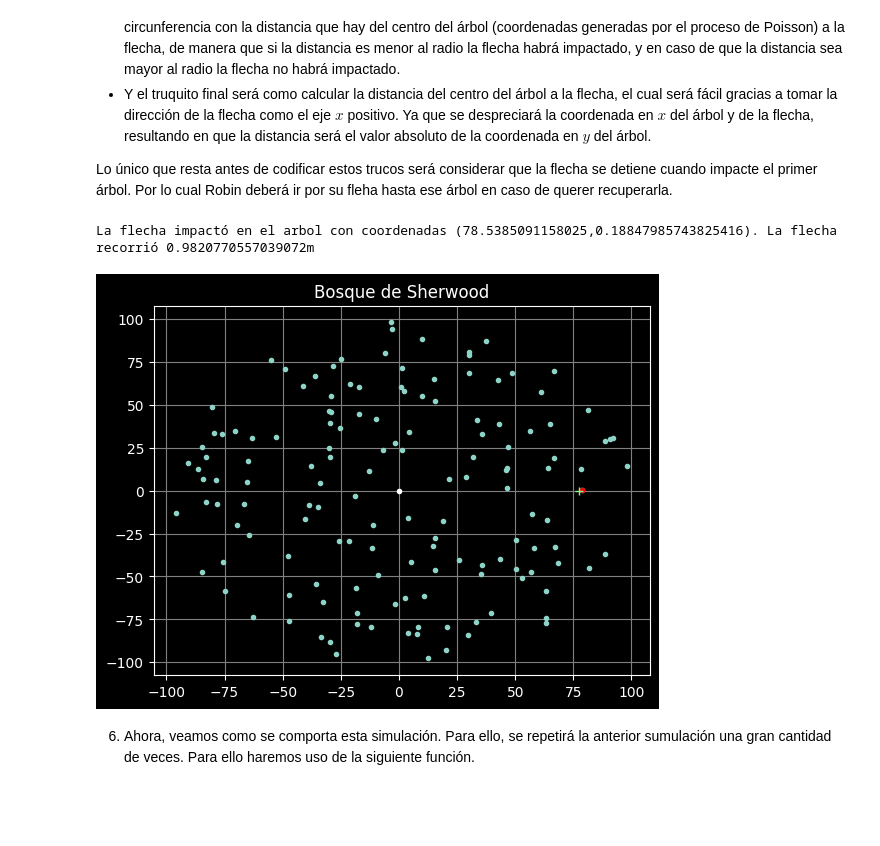
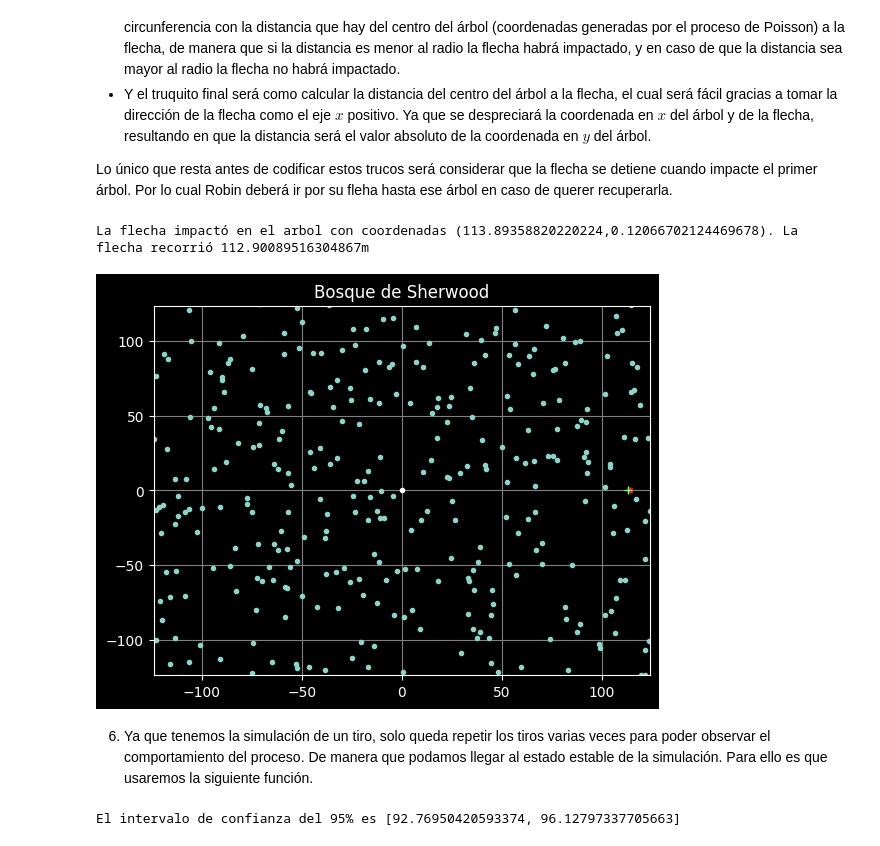
Before and after one commit to Vixuz144/Simu2, a Jupyter notebook: Robin_Hood.ipynb, the cells around one changed output. Cells and saved outputs as stored; diff of their text form; code cells hidden in the pictures; blank space fills up the shorter version.

```diff
--- a/Robin_Hood.ipynb
+++ b/Robin_Hood.ipynb
@@ -33,4 +34,5 @@ import matplotlib.pyplot as plt
 # %%
+@jit(nopython = True)
 def bosque(r, ρ):
   n = 0
   X = []
@@ -42,12 +44,10 @@ def bosque(r, ρ):
   i = 1
   while n>1 and i<n:
     R.append(np.sqrt(sum(X[:i])/np.pi))
-    θ.append(r*random())
+    θ.append(2*np.pi*random())
     i += 1
 
-  X = R*np.cos(θ)
-  Y = R*np.sin(θ)
-  return X, Y
+  return R, θ
 # %% [markdown]
 Esta función genera el proceso de Poisson bivariado.
 
@@ -62,5 +62,5 @@ Esta función genera el proceso de Poisson bivariado.
 # %% [markdown]
 4. Ahora, veamos la ejecución de la función. Para ello consideraremos un radio de $100m$ y una densidad de $0.005\frac{árboles}{m^2}$ para nuestra simulación.
 # %%
-radio = 100
+radio = 1000
 densidad = 0.005
@@ -69,3 +67,7 @@ X, Y = bosque(radio, densidad)
+# %%
+R, θ = bosque(radio, densidad)
+X = R*np.cos(θ)
+Y = R*np.sin(θ)
 # %%
 plt.style.use('dark_background')
 plt.plot(X,Y, '.')
@@ -89,40 +91,43 @@ Para programar esto, haremos uso de pequeños trucos Para ahorrar recursos compu
 
 Lo único que resta antes de codificar estos trucos será considerar que la flecha se detiene cuando impacte el primer árbol. Por lo cual Robin deberá ir por su fleha hasta ese árbol en caso de querer recuperarla.
 # %%
-def disparo_flecha(abscisas, ordenadas, r):
-  X, Y = np.array(abscisas), np.array(ordenadas)
+@jit(nopython = True)
+def disparo_flecha(X, Y, R, max_dist):
+  # X, Y = np.array(abscisas), np.array(ordenadas)
   n = len(X)
 
   pos = np.equal(X>0, True*np.ones(n))
-  X_pos, Y_pos = X[pos], Y[pos]
+  X_pos, Y_pos, R_pos = X[pos], Y[pos], R[pos]
 
   s = np.argsort(X_pos)
-  X, Y = X_pos[s], Y_pos[s]
+  X, Y, R = X_pos[s], Y_pos[s], R_pos[s]
   n = len(Y)
 
-  x, y = 0, 0
+  x, y, r = 0, 0, 0
   for i in range(n):
-    if abs(Y[i]) < r:
-      x, y = X[i], Y[i]
+    if abs(Y[i]) <= R[i]:
+      x, y, r = X[i], Y[i], R[i]
       break
-
-  d = np.sqrt(r**2 - y**2)
+  if x != 0 or y!= 0:
+    d = x - np.sqrt(r**2 - y**2)
+  else:
+    d = max_dist
   return x, y, d
 # %%
-r = 1
-x, y, d = disparo_flecha(X, Y, r)
+r_a = 1 * np.ones(len(X))
+x, y, d = disparo_flecha(X, Y, r_a, radio)
 
 print(f'La flecha impactó en el arbol con coordenadas ({x},{y}). La flecha recorrió {d}m')
 
 plt.plot(X, Y, '.')
 plt.plot(0, 0, '.w')
 plt.plot(x, y, '.r')
-plt.plot(x-d, 0, '+', color = 'lightgreen')
+plt.plot(d, 0, '+', color = 'lightgreen')
+plt.xlim(-x-10, x+10)
+plt.ylim(-x-10, x+10)
 plt.title('Bosque de Sherwood')
 plt.grid(color='gray')
 plt.show()
 # %% [output]
-La flecha impactó en el arbol con coordenadas (78.5385091158025,0.18847985743825416). La flecha recorrió 0.9820770557039072m
+La flecha impactó en el arbol con coordenadas (113.89358820220224,0.12066702124469678). La flecha recorrió 112.90089516304867m
-[figure, old version]
+[figure, new version]
-# %% [markdown]
-6. Ahora, veamos como se comporta esta simulación. Para ello, se repetirá la anterior sumulación una gran cantidad de veces. Para ello haremos uso de la siguiente función.
@@ -130,0 +134,2 @@ La flecha impactó en el arbol con coordenadas (78.5385091158025,0.1884798574382
+# %% [markdown]
+6. Ya que tenemos la simulación de un tiro, solo queda repetir los tiros varias veces para poder observar el comportamiento del proceso. De manera que podamos llegar al estado estable de la simulación. Para ello es que usaremos la siguiente función.
@@ -130,0 +154,7 @@ La flecha impactó en el arbol con coordenadas (78.5385091158025,0.1884798574382
+# %%
+m = np.mean(l)
+d = np.std(l, ddof=1)
+z = norm.ppf(0.975)
+print(f'El intervalo de confianza del 95% es [{m - z*d/np.sqrt(n)}, {m + z*d/np.sqrt(n)}]')
+# %% [output]
+El intervalo de confianza del 95% es [92.76950420593374, 96.12797337705663]
```
Also changed, not shown: parts of 21 cells of this notebook.
